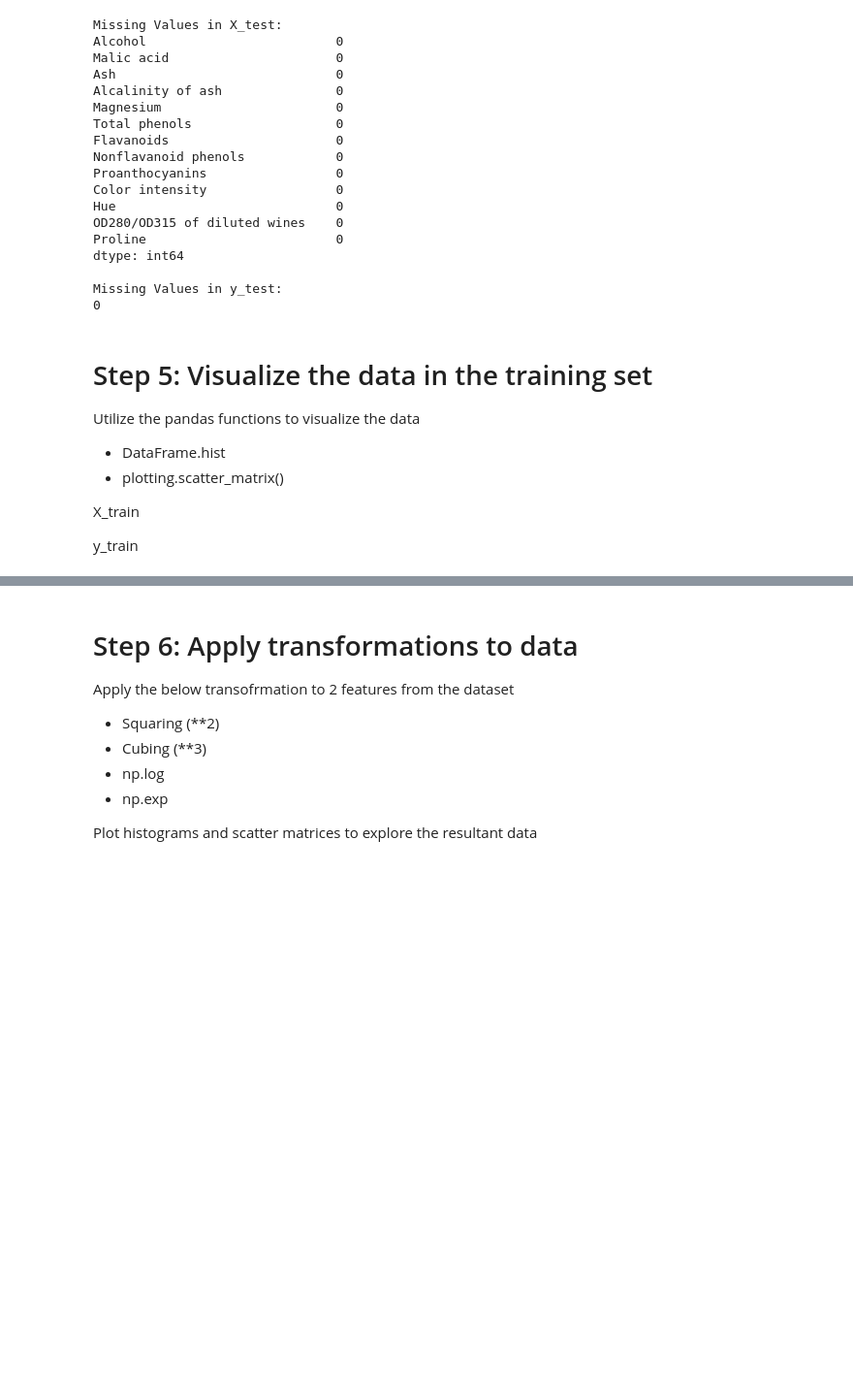
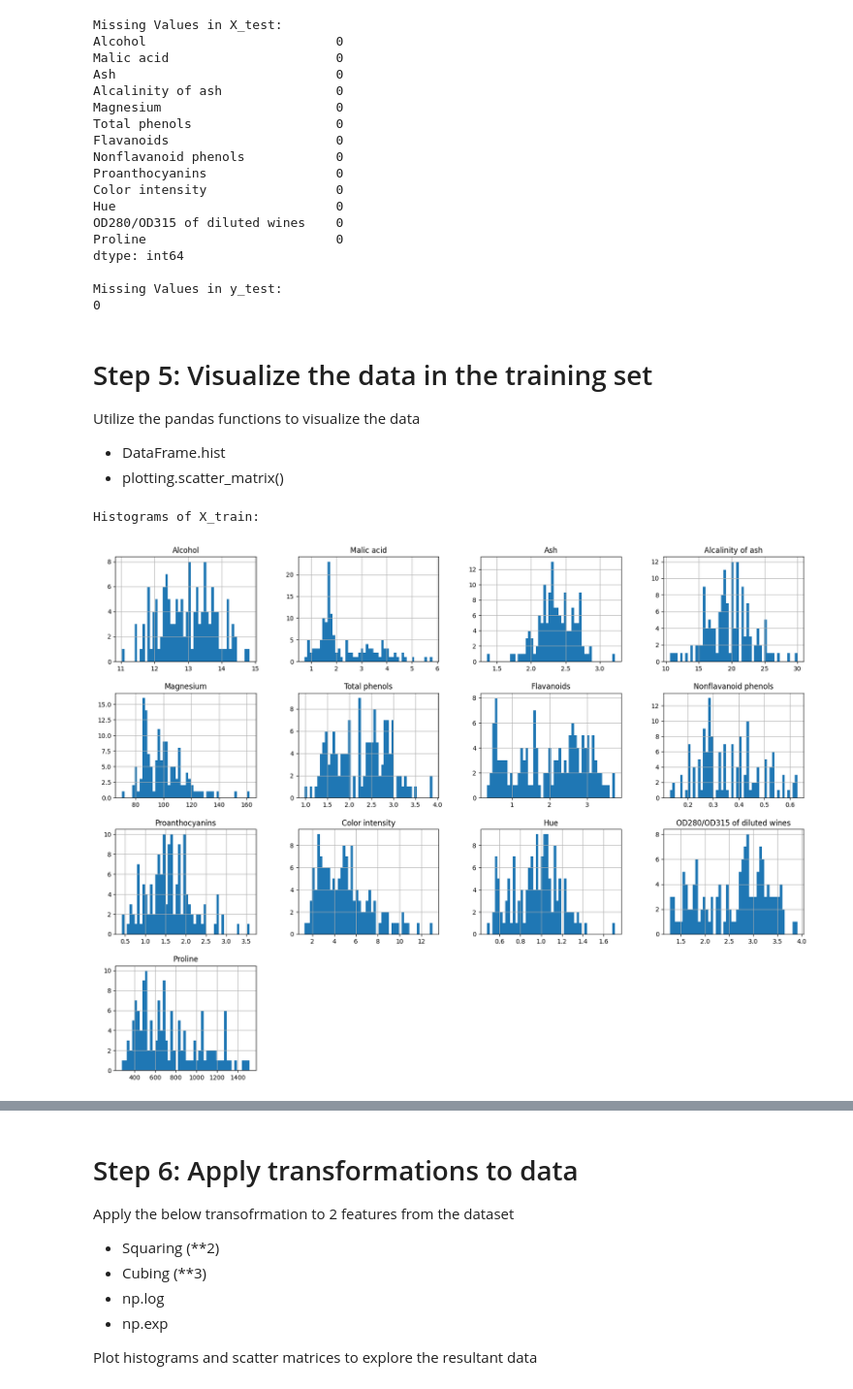
Before and after one commit to atoothman/data71200, a Jupyter notebook: DATA_71200__Project_1__Wine.ipynb, the cells around one changed output, grey strips where cells are left out. Shown at 97% size. Drawn from its saved outputs; the diff is of its cells as text; code cells hidden in the pictures; blank space fills up the shorter version.

```diff
--- a/DATA_71200__Project_1__Wine.ipynb
+++ b/DATA_71200__Project_1__Wine.ipynb
@@ -312,10 +312,6 @@ Utilize the pandas functions to visualize the data
 
 *   DataFrame.hist
 *   plotting.scatter_matrix()
-
-X_train
-
-y_train
 # %%
 %matplotlib inline
 import matplotlib.pyplot as plt
@@ -331,3 +327,11 @@ from pandas.plotting import scatter_matrix
                # 'Proanthocyanins', 'Color intensity', 'Hue', 'OD280/OD315 of diluted wines',
                # 'Proline']
 # scatter_matrix(wine_df[attributes], figsize=(12, 8))
+# %%
+# Histograms of X_train
+print("Histograms of X_train:")
+X_train.hist(bins=50, figsize=(20,15))
+plt.show()
+# %% [output]
+Histograms of X_train:
+[figure, added]
```
Also changed, not shown: parts of 3 cells of this notebook.
